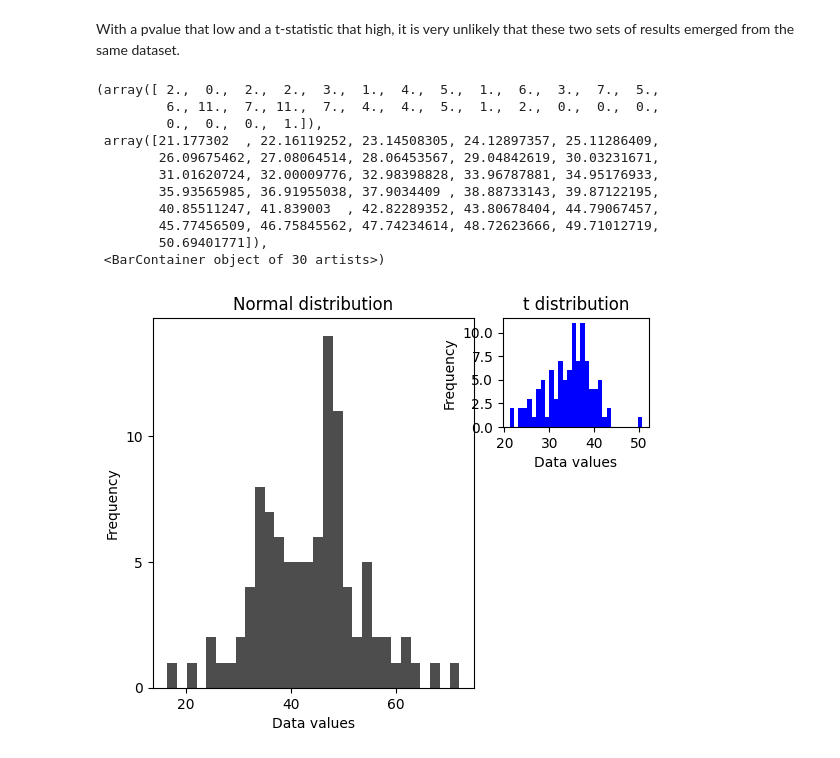
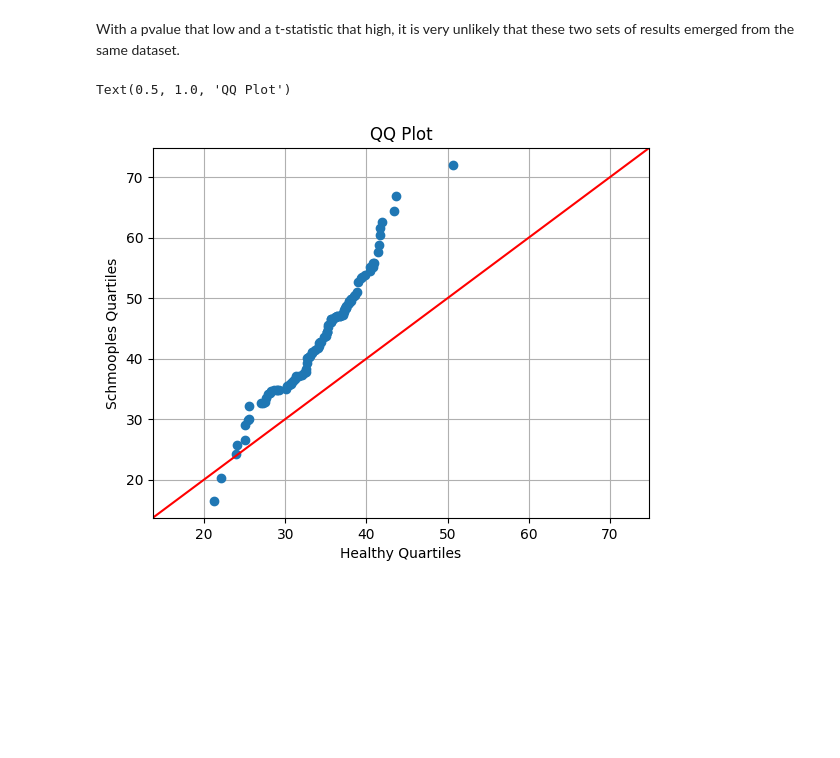
Before and after one commit to abrown12005/BME-4972_4973, a Jupyter notebook: ImagesInMedicine/HW4.ipynb, the cells around one changed output. Cells and saved outputs as stored; diff of their text form; code cells hidden in the pictures; blank space fills up the shorter version.

```diff
--- a/ImagesInMedicine/HW4.ipynb
+++ b/ImagesInMedicine/HW4.ipynb
@@ -52,39 +53,16 @@ T-Statistic:-8.32
 [figure]
 # %% [markdown]
 With a pvalue that low and a t-statistic that high, it is very unlikely that these two sets of results emerged from the same dataset.
-# %%
-#Problem 2
-#Create a QQ plot of this data
-h_sorted = np.sort(healthy)
-s_sorted = np.sort(Schmooples)
-
-gridspec.GridSpec(3,3)
-
-plt.subplot2grid((3,3), (0,0), colspan=2, rowspan=3)
-plt.locator_params(axis='x', nbins=5)
-plt.locator_params(axis='y', nbins=5)
-plt.title('Normal distribution')
-plt.xlabel('Data values')
-plt.ylabel('Frequency')
-plt.hist(Schmooples, bins=30, color='0.30')
-
-plt.subplot2grid((3,3), (0,2))
-plt.locator_params(axis='x', nbins=5)
-plt.locator_params(axis='y', nbins=5)
-plt.title('t distribution')
-plt.xlabel('Data values')
-plt.ylabel('Frequency')
-plt.hist(healthy, bins=30, color='b')
-# %% [output]
-(array([ 2.,  0.,  2.,  2.,  3.,  1.,  4.,  5.,  1.,  6.,  3.,  7.,  5.,
-         6., 11.,  7., 11.,  7.,  4.,  4.,  5.,  1.,  2.,  0.,  0.,  0.,
-         0.,  0.,  0.,  1.]),
- array([21.177302  , 22.16119252, 23.14508305, 24.12897357, 25.11286409,
-        26.09675462, 27.08064514, 28.06453567, 29.04842619, 30.03231671,
-        31.01620724, 32.00009776, 32.98398828, 33.96787881, 34.95176933,
-        35.93565985, 36.91955038, 37.9034409 , 38.88733143, 39.87122195,
-        40.85511247, 41.839003  , 42.82289352, 43.80678404, 44.79067457,
-        45.77456509, 46.75845562, 47.74234614, 48.72623666, 49.71012719,
-        50.69401771]),
- <BarContainer object of 30 artists>)
-[figure, removed]
+# %%
+#Problem 2
+#Create a QQ plot of this data
+pp_x = sm.ProbPlot(healthy)
+pp_y = sm.ProbPlot(Schmooples)
+fig = sm.qqplot_2samples(pp_x, pp_y, line='45')
+plt.grid('on')
+plt.xlabel('Healthy Quartiles')
+plt.ylabel('Schmooples Quartiles')
+plt.title('QQ Plot')
+# %% [output]
+Text(0.5, 1.0, 'QQ Plot')
+[figure, added]
```
Also changed, not shown: parts of 6 cells of this notebook.
